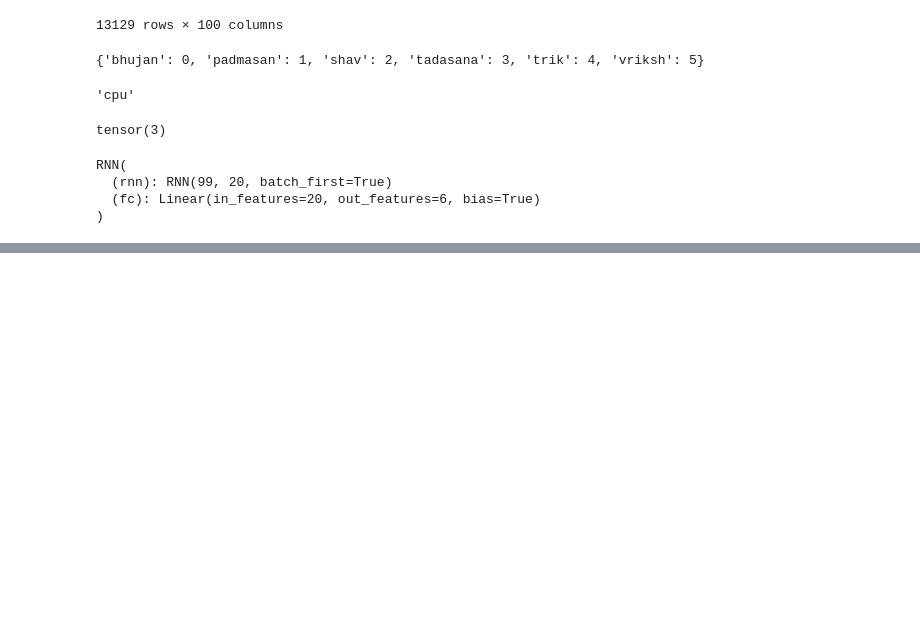
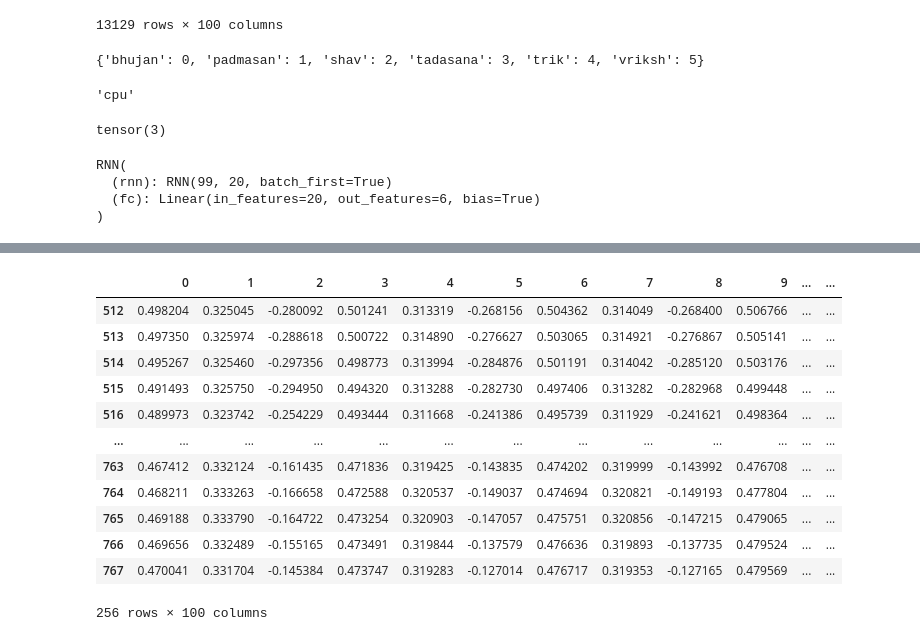
Before and after one commit to bibekebib/Major-project-raw-files, a Jupyter notebook: Driving_keypoints_to_NN.ipynb, the cells around one changed output, grey strips where cells are left out. Drawn from its saved outputs; the diff is of its cells as text; code cells hidden in the pictures; blank space fills up the shorter version.

```diff
--- a/Driving_keypoints_to_NN.ipynb
+++ b/Driving_keypoints_to_NN.ipynb
@@ -206,0 +207,18 @@ Epoch: _________*****9 Validation Accuracy. 0.9875871080139372 *****_______
+# %%
+df_val = pd.read_csv('/content/drive/MyDrive/keypoints_final_val_256.csv').drop('Unnamed: 0',1)
+# %%
+df_val[512:(512+256)]
+# %% [output]
+|  | 0 | 1 | 2 | 3 | 4 | 5 | 6 | 7 | 8 | 9 | ... | ... |
+| 512 | 0.498204 | 0.325045 | -0.280092 | 0.501241 | 0.313319 | -0.268156 | 0.504362 | 0.314049 | -0.268400 | 0.506766 | ... | ... |
+| 513 | 0.497350 | 0.325974 | -0.288618 | 0.500722 | 0.314890 | -0.276627 | 0.503065 | 0.314921 | -0.276867 | 0.505141 | ... | ... |
+| 514 | 0.495267 | 0.325460 | -0.297356 | 0.498773 | 0.313994 | -0.284876 | 0.501191 | 0.314042 | -0.285120 | 0.503176 | ... | ... |
+| 515 | 0.491493 | 0.325750 | -0.294950 | 0.494320 | 0.313288 | -0.282730 | 0.497406 | 0.313282 | -0.282968 | 0.499448 | ... | ... |
+| 516 | 0.489973 | 0.323742 | -0.254229 | 0.493444 | 0.311668 | -0.241386 | 0.495739 | 0.311929 | -0.241621 | 0.498364 | ... | ... |
+| ... | ... | ... | ... | ... | ... | ... | ... | ... | ... | ... | ... | ... |
+| 763 | 0.467412 | 0.332124 | -0.161435 | 0.471836 | 0.319425 | -0.143835 | 0.474202 | 0.319999 | -0.143992 | 0.476708 | ... | ... |
+| 764 | 0.468211 | 0.333263 | -0.166658 | 0.472588 | 0.320537 | -0.149037 | 0.474694 | 0.320821 | -0.149193 | 0.477804 | ... | ... |
+| 765 | 0.469188 | 0.333790 | -0.164722 | 0.473254 | 0.320903 | -0.147057 | 0.475751 | 0.320856 | -0.147215 | 0.479065 | ... | ... |
+| 766 | 0.469656 | 0.332489 | -0.155165 | 0.473491 | 0.319844 | -0.137579 | 0.476636 | 0.319893 | -0.137735 | 0.479524 | ... | ... |
+| 767 | 0.470041 | 0.331704 | -0.145384 | 0.473747 | 0.319283 | -0.127014 | 0.476717 | 0.319353 | -0.127165 | 0.479569 | ... | ... |
+256 rows × 100 columns
```
Also changed, not shown: parts of 7 cells of this notebook.
